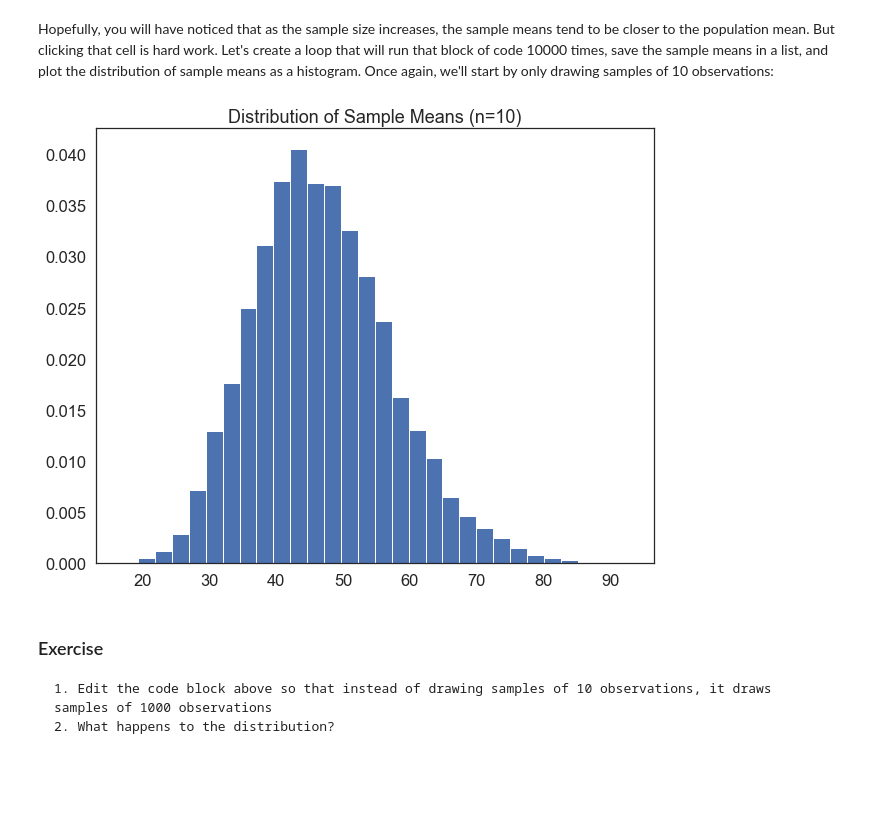
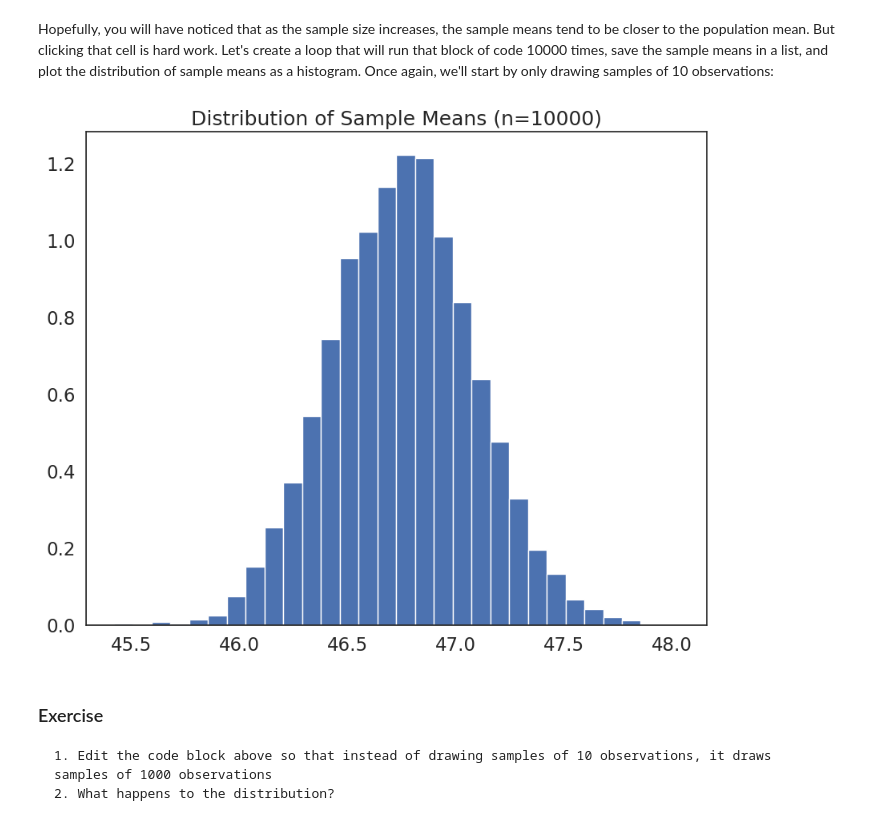
Before and after one commit to ezhang0322-glitch/QM2, a Jupyter notebook: notebooks/W05. Distributions and Basic Statistics.ipynb, the cells around one changed output. Cells and saved outputs as stored; diff of their text form; code cells hidden in the pictures; blank space fills up the shorter version.

```diff
--- a/notebooks/W05. Distributions and Basic Statistics.ipynb
+++ b/notebooks/W05. Distributions and Basic Statistics.ipynb
@@ -399,19 +399,19 @@ Hopefully, you will have noticed that as the sample size increases, the sample m
 # %%
 #create an empty list to store sample means
 sample_means=[]
 
-sample_size=10
+sample_size=10000
 # loop 10,000 times.
 for i in range(0,10000):
     sample= df['income'].sample(sample_size, replace=True) # draw a sample of 10 observations from the income variable, with replacement
     sample_mean=sample.mean() # calculate the mean of the sample
     sample_means.append(sample_mean) # append the sample mean to the list of sample means
 
 plt.hist(sample_means, bins=30, edgecolor='white', density=True) # plot a histogram of the sample means
 plt.title('Distribution of Sample Means (n={})'.format(sample_size)) # add a title
 plt.show()
 # %% [output]
-[figure, old version]
+[figure, new version]
 # %% [markdown]
 ### Exercise
 
```
Also changed, not shown: parts of 17 cells of this notebook.
